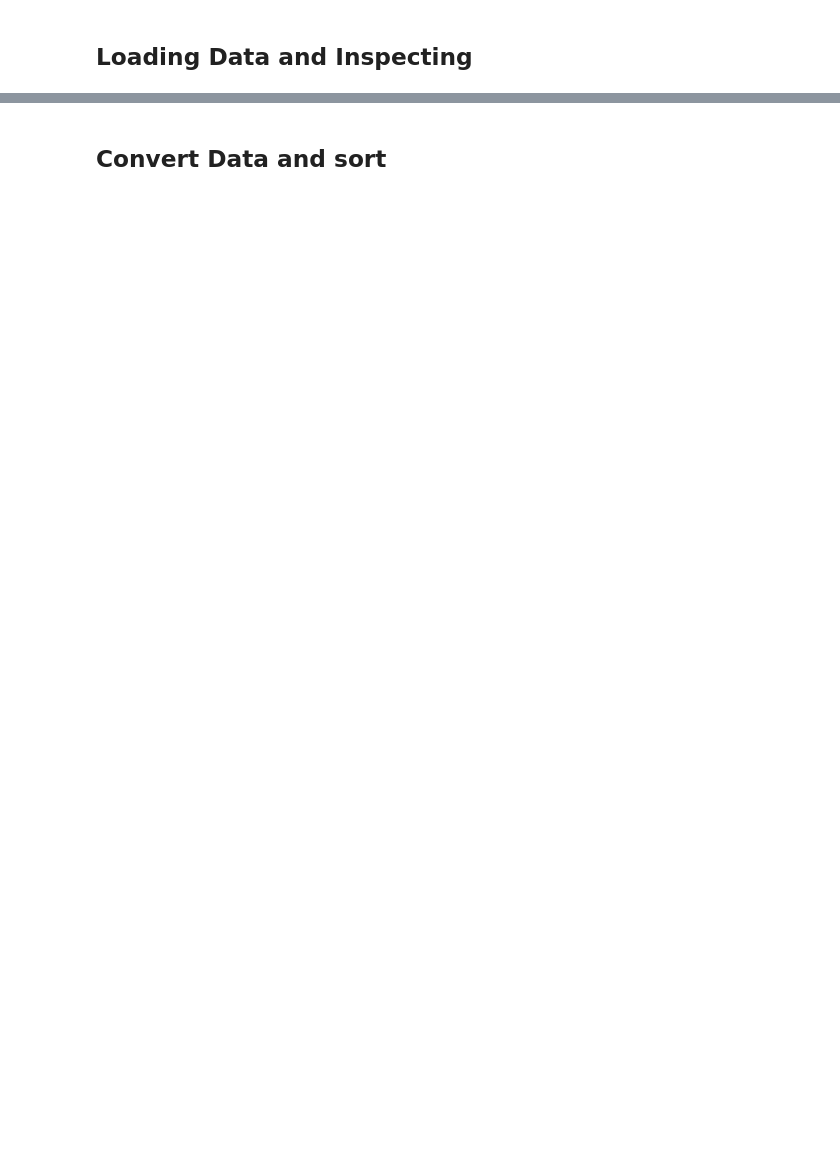
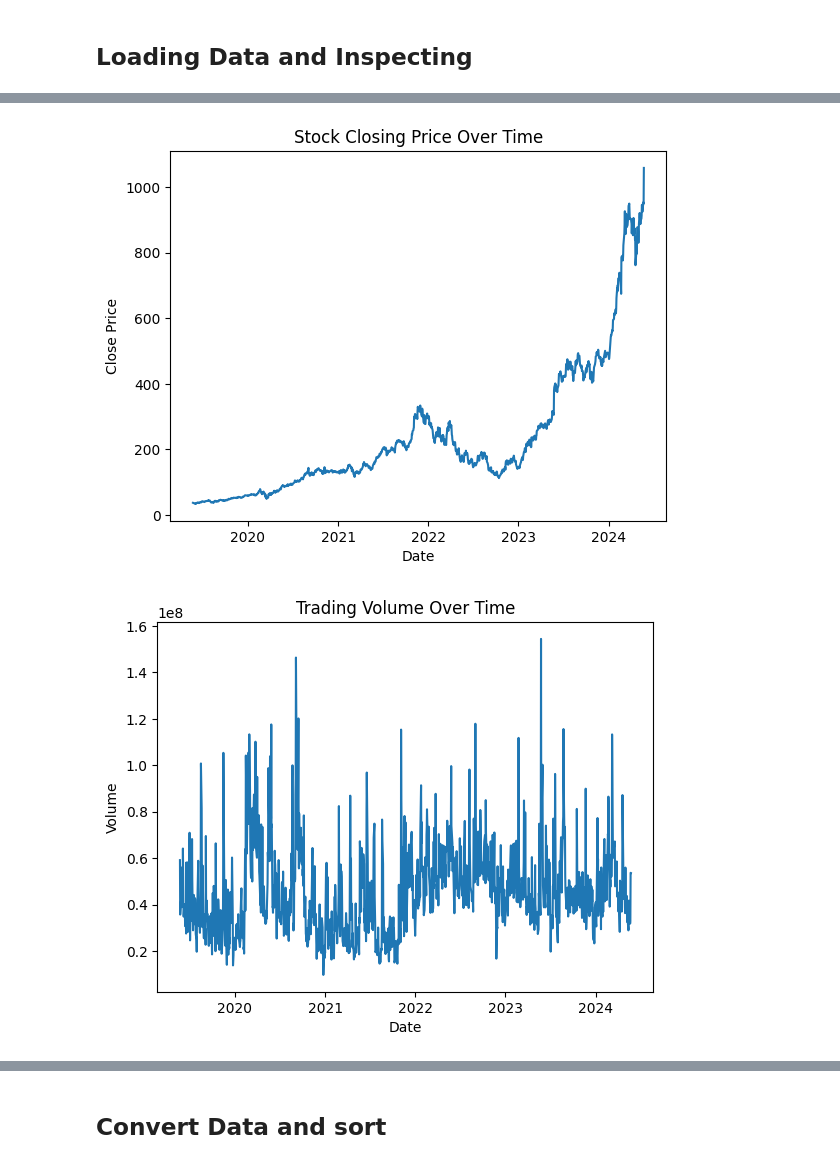
Before and after one commit to ayesha-aniqa/Stock_price_prediction, a Jupyter notebook: notebooks/preprocessing.ipynb, the cells around one changed output, grey strips where cells are left out. Saved outputs shown, nothing was run; the diff lists cells and outputs as text; code cells hidden in the pictures; blank space fills up the shorter version.

```diff
--- a/notebooks/preprocessing.ipynb
+++ b/notebooks/preprocessing.ipynb
@@ -27,0 +56,22 @@ df
+# %%
+import matplotlib.pyplot as plt
+import seaborn as sns
+
+# Closing Price Trend
+plt.figure()
+plt.plot(df['Close'])
+plt.title("Stock Closing Price Over Time")
+plt.xlabel("Date")
+plt.ylabel("Close Price")
+plt.show()
+
+# Volume Trend
+plt.figure()
+plt.plot(df['Volume'])
+plt.title("Trading Volume Over Time")
+plt.xlabel("Date")
+plt.ylabel("Volume")
+plt.show()
+# %% [output]
+[figure, added]
+[figure, added]
```
Also changed, not shown: parts of 13 cells of this notebook.
